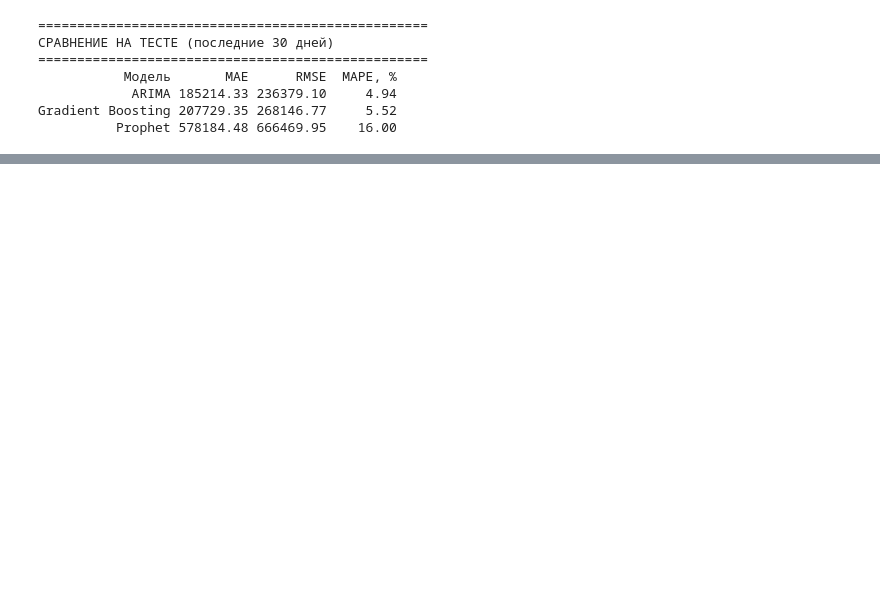
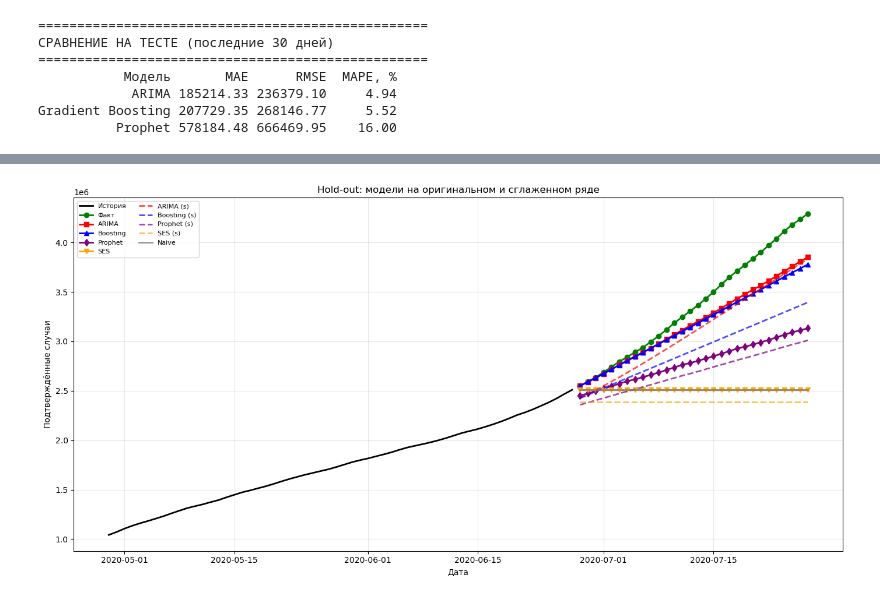
Before and after one commit to Megamozkul/test-repository, a Jupyter notebook: dz12.ipynb, the cells around one changed output, grey strips where cells are left out. Drawn from its saved outputs; the diff is of its cells as text; code cells hidden in the pictures; blank space fills up the shorter version.

```diff
--- a/dz12.ipynb
+++ b/dz12.ipynb
@@ -816,0 +982,29 @@ Boosting (smooth)  460334.12  522556.76    12.83
+# %%
+#  ГРАФИК
+# ============================================================
+plt.figure(figsize=(14, 7))
+
+hist = train['Confirmed'].iloc[-60:]
+plt.plot(hist.index, hist, color='black', linewidth=2, label='История')
+plt.plot(test.index, actual, color='green', linewidth=2, marker='o', label='Факт')
+
+plt.plot(test.index, pred_arima,  color='red',    linewidth=2, marker='s', label='ARIMA')
+plt.plot(test.index, pred_boost,  color='blue',   linewidth=2, marker='^', label='Boosting')
+plt.plot(test.index, pred_prophet, color='purple', linewidth=2, marker='d', label='Prophet')
+plt.plot(test.index, pred_ses,     color='orange', linewidth=2, marker='v', label='SES')
+
+plt.plot(test.index, pred_arima_smooth,   color='red',    linestyle='--', alpha=0.7, linewidth=2, label='ARIMA (s)')
+plt.plot(test.index, pred_boost_smooth,   color='blue',   linestyle='--', alpha=0.7, linewidth=2, label='Boosting (s)')
+plt.plot(test.index, pred_prophet_smooth,  color='purple', linestyle='--', alpha=0.7, linewidth=2, label='Prophet (s)')
+plt.plot(test.index, pred_ses_smooth,      color='orange', linestyle='--', alpha=0.7, linewidth=2, label='SES (s)')
+plt.plot(test.index, pred_naive, color='gray', linestyle='-', alpha=0.8, linewidth=2, label='Naive')
+
+plt.title('Hold-out: модели на оригинальном и сглаженном ряде')
+plt.xlabel('Дата')
+plt.ylabel('Подтверждённые случаи')
+plt.legend(ncol=2, fontsize=8)
+plt.grid(True, alpha=0.3)
+plt.tight_layout()
+plt.show()
+# %% [output]
+[figure, added]
```
Also changed, not shown: parts of 19 cells of this notebook.
